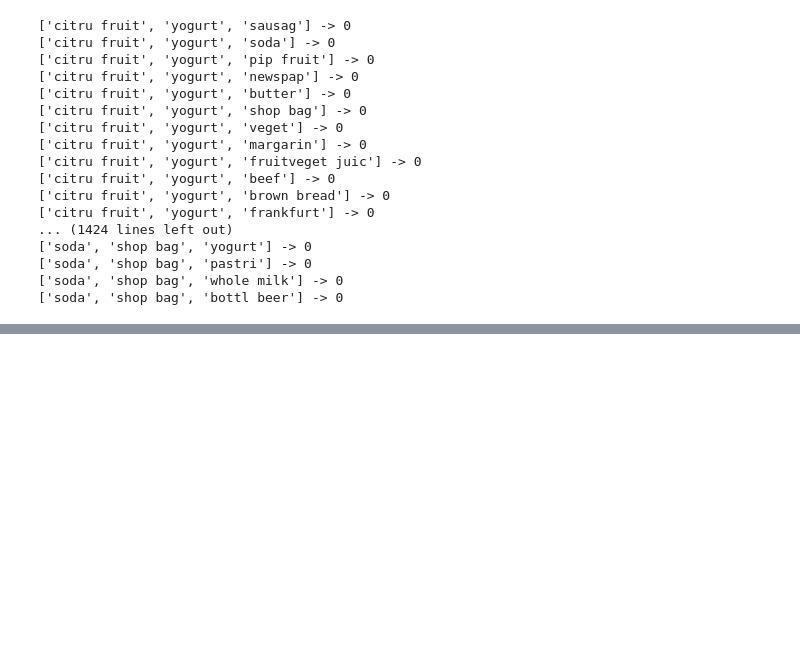
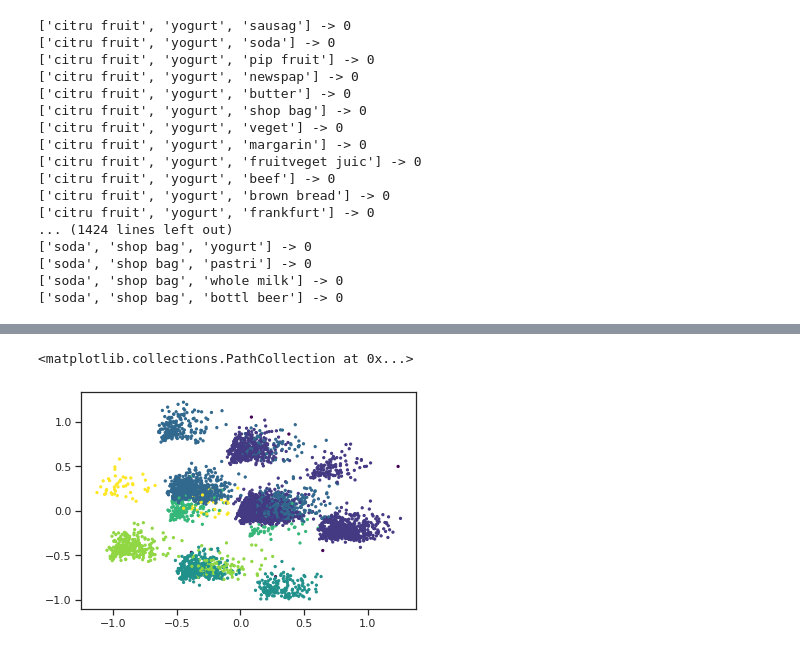
Before and after one commit to filippotessaro/DM-Project, a Jupyter notebook: Apriori test.ipynb, the cells around one changed output, grey strips where cells are left out. Cells and saved outputs as stored; diff of their text form; code cells hidden in the pictures; blank space fills up the shorter version.

```diff
--- a/Apriori test.ipynb
+++ b/Apriori test.ipynb
@@ -266,0 +351,13 @@ for item in candidates_triples:
+# %%
+'''kmeans = KMeans(n_clusters=10).fit(interessanti)
+centroids = kmeans.cluster_centers_
+print(centroids)'''
+
+distortions = []
+K = range(1,20)
+for k in K:
+    kmeanModel = KMeans(n_clusters=k)
+    kmeanModel.fit(principalDf)
+    distortions.append(kmeanModel.inertia_)
+# %%
+dbscan = DBSCAN(eps=0.5, min_samples=5).fit(principalDf)
@@ -266,0 +377,14 @@ for item in candidates_triples:
+# %%
+xx = list(principalDf[2])
+yy = list(principalDf[3])
+
+
+plt.scatter(xx, yy, c=labels, s=5, cmap='viridis')
+
+
+
+#interessanti['Cluster'] = pd.Series(labels)
+# = sns.pairplot(interessanti)
+# %% [output]
+<matplotlib.collections.PathCollection at 0x...>
+[figure, added]
```
Also changed, not shown: parts of 35 cells of this notebook.
